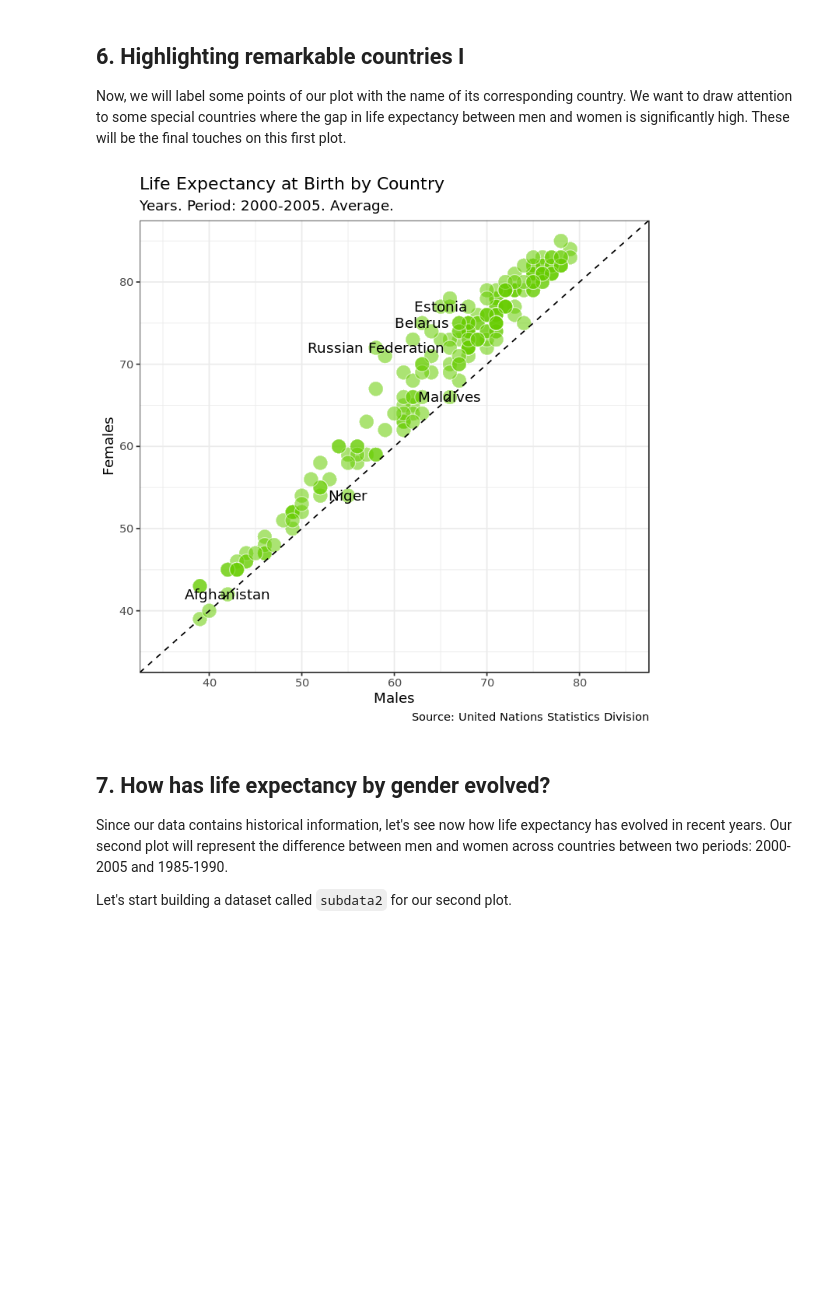
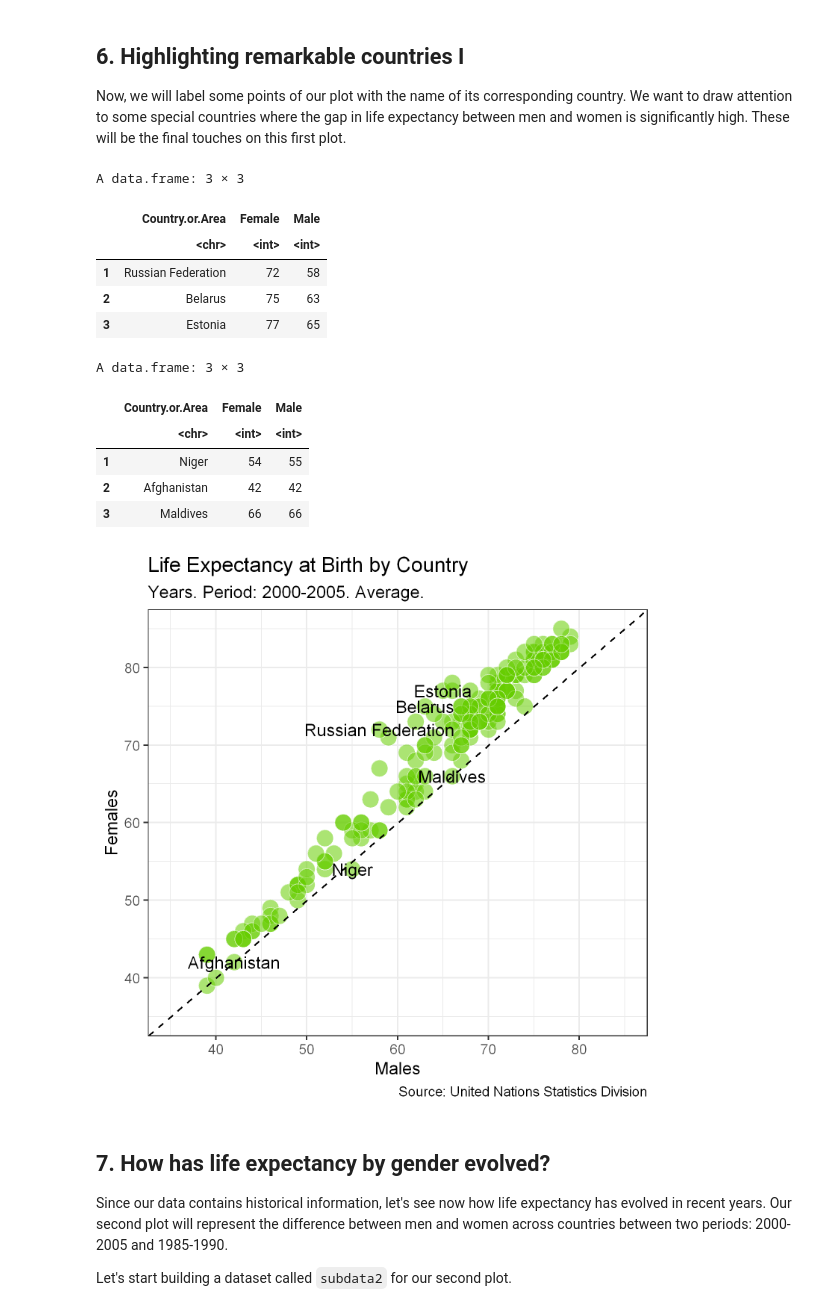
Before and after one commit to santhiago-cristiano/Datacamp-Projects, a Jupyter notebook: Visualizing-Inequalities-in-Life-Expectancy/visualizing-inequalities-in-life-expectancy.ipynb, the cells around one changed output. Drawn from its saved outputs; the diff is of its cells as text; code cells hidden in the pictures; blank space fills up the shorter version.

```diff
--- a/Visualizing-Inequalities-in-Life-Expectancy/visualizing-inequalities-in-life-expectancy.ipynb
+++ b/Visualizing-Inequalities-in-Life-Expectancy/visualizing-inequalities-in-life-expectancy.ipynb
@@ -103,15 +103,33 @@ ggplot(subdata) +
 # %% [markdown]
 ## 6. Highlighting remarkable countries I
 <p>Now, we will label some points of our plot with the name of its corresponding country. We want to draw attention to some special countries where the gap in life expectancy between men and women is significantly high. These will be the final touches on this first plot.</p>
+# %%
+# Subseting data to obtain countries of interest
+top_male <- subdata %>%
+    arrange(Male - Female) %>%
+    head(3)
+
+top_male
+
+top_female <- subdata %>%
+    arrange(Female - Male) %>%
+    head(3)
+
+top_female
+# %% [output]
+A data.frame: 3 × 3
+|  | Country.or.Area | Female | Male |
+|  | <chr> | <int> | <int> |
+| 1 | Russian Federation | 72 | 58 |
+| 2 | Belarus | 75 | 63 |
+| 3 | Estonia | 77 | 65 |
+A data.frame: 3 × 3
+|  | Country.or.Area | Female | Male |
+|  | <chr> | <int> | <int> |
+| 1 | Niger | 54 | 55 |
+| 2 | Afghanistan | 42 | 42 |
+| 3 | Maldives | 66 | 66 |
 # %%
-# Subseting data to obtain countries of interest
-top_male <- subdata %>%
-    arrange(Male - Female) %>%
-    head(3)
-top_female <- subdata %>%
-    arrange(Female - Male) %>%
-    head(3)
-
 # Adding text to the previous plot to label countries of interest
 ggplot(subdata) +
   aes(x = Male, y = Female, label = Country.or.Area) +
@@ -136,7 +154,7 @@ ggplot(subdata) +
   geom_text(top_female, mapping = aes(label = Country.or.Area)) +
   theme_bw()
 # %% [output]
-[figure, old version]
+[figure, new version]
 # %% [markdown]
 ## 7. How has life expectancy by gender evolved?
 <p>Since our data contains historical information, let's see now how life expectancy has evolved in recent years. Our second plot will represent the difference between men and women across countries between two periods: 2000-2005 and 1985-1990.</p>
```
Also changed, not shown: parts of 11 cells of this notebook, 3 other files.
